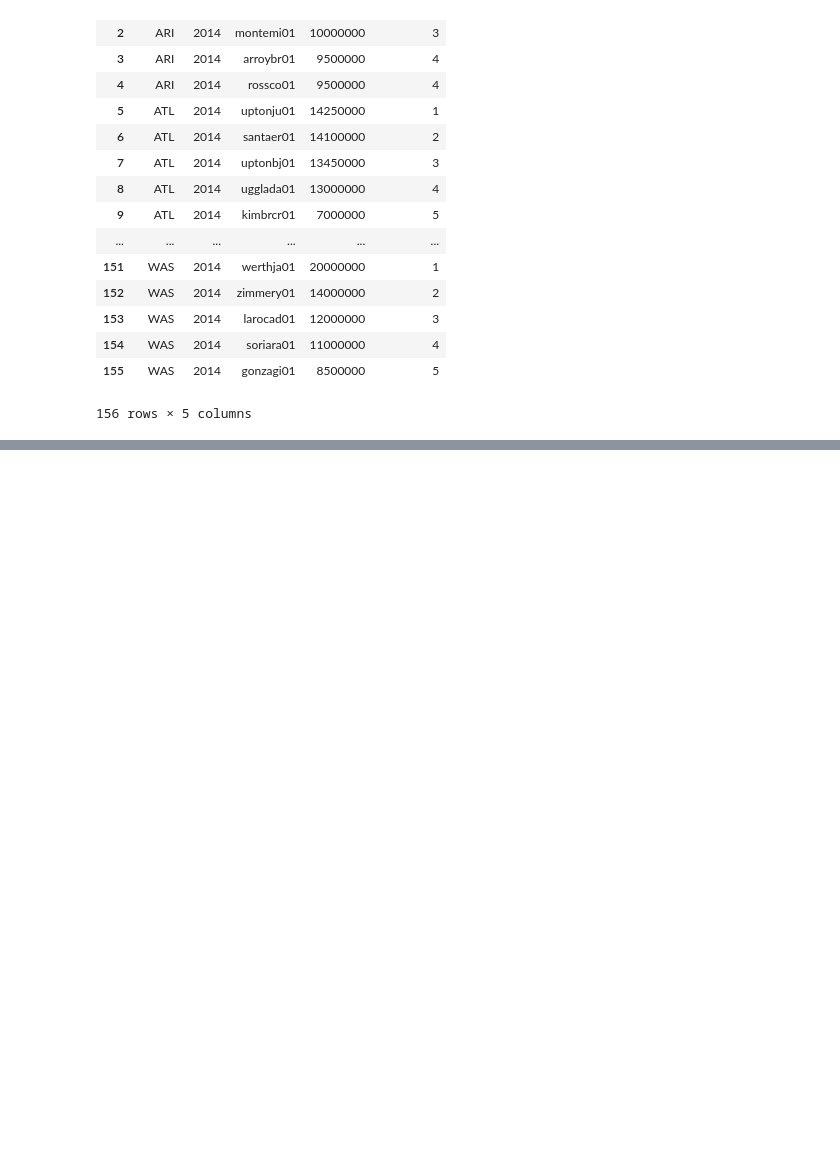
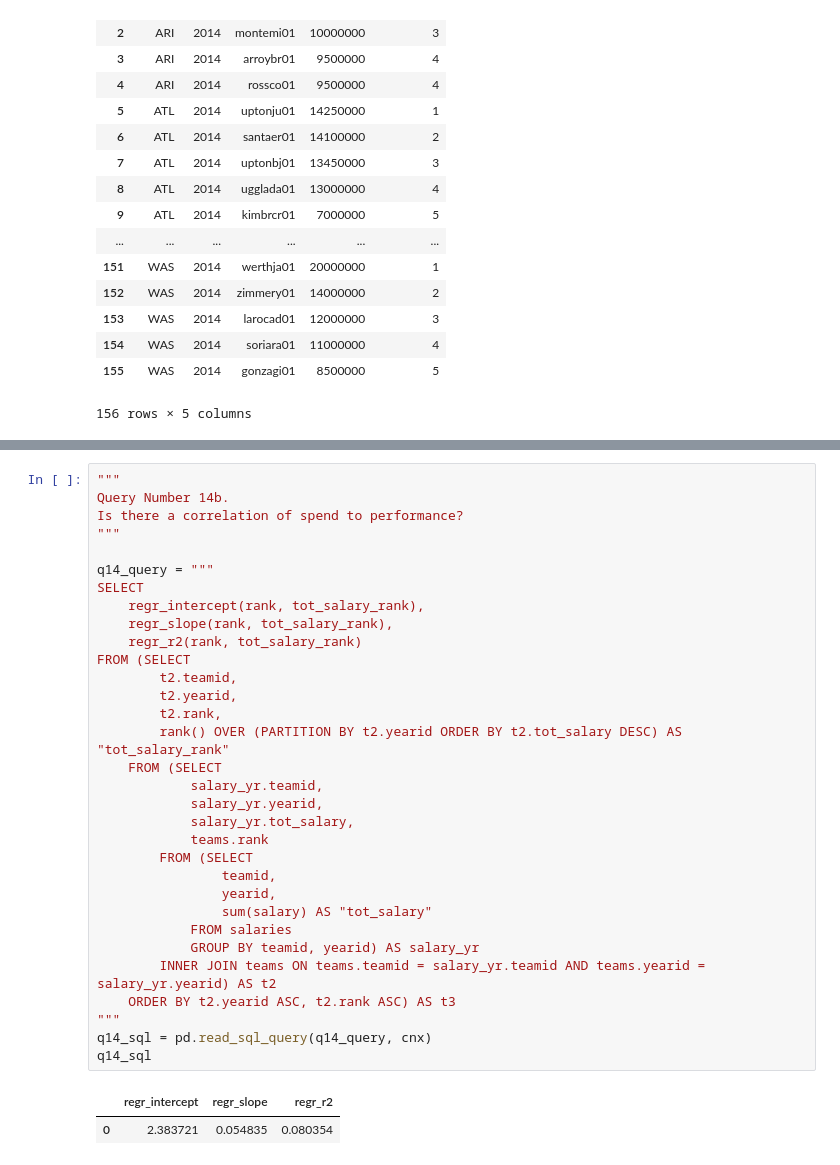
Before and after one commit to theolove/ga_project1_tlove, a Jupyter notebook: assignment8.ipynb, the cells around one changed output, grey strips where cells are left out. Cells and saved outputs as stored; diff of their text form; blank space fills up the shorter version.

```diff
--- a/assignment8.ipynb
+++ b/assignment8.ipynb
@@ -369,0 +459,35 @@ print q12_sql.loc[30:60, :]
+# %%
+"""
+Query Number 14b.
+Is there a correlation of spend to performance?
+"""
+
+q14_query = """
+SELECT
+    regr_intercept(rank, tot_salary_rank),
+    regr_slope(rank, tot_salary_rank),
+    regr_r2(rank, tot_salary_rank)
+FROM (SELECT
+        t2.teamid,
+        t2.yearid,
+        t2.rank,
+        rank() OVER (PARTITION BY t2.yearid ORDER BY t2.tot_salary DESC) AS "tot_salary_rank"
+    FROM (SELECT
+            salary_yr.teamid,
+            salary_yr.yearid,
+            salary_yr.tot_salary,
+            teams.rank
+        FROM (SELECT
+                teamid,
+                yearid,
+                sum(salary) AS "tot_salary"
+            FROM salaries
+            GROUP BY teamid, yearid) AS salary_yr
+        INNER JOIN teams ON teams.teamid = salary_yr.teamid AND teams.yearid = salary_yr.yearid) AS t2
+    ORDER BY t2.yearid ASC, t2.rank ASC) AS t3
+"""
+q14_sql = pd.read_sql_query(q14_query, cnx)
+q14_sql
+# %% [output]
+|  | regr_intercept | regr_slope | regr_r2 |
+| 0 | 2.383721 | 0.054835 | 0.080354 |
```
Also changed, not shown: parts of 4 cells of this notebook.
